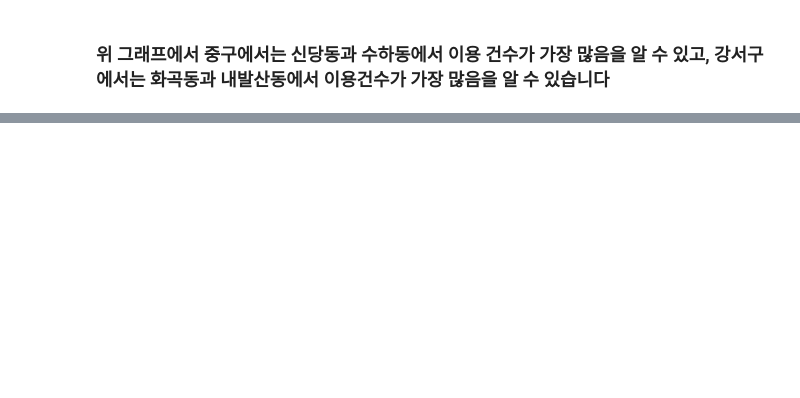
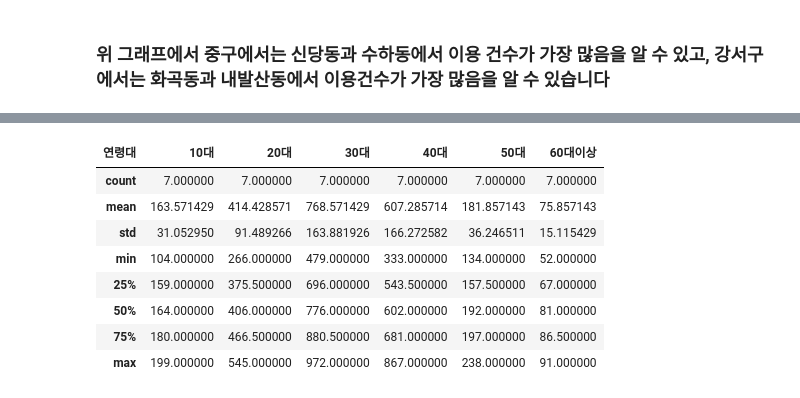
Before and after one commit to winnint77/small-project, a Jupyter notebook: 치킨집 배달과 중국집 배달의 지역별 상관관계.ipynb, the cells around one changed output, grey strips where cells are left out. Cells and saved outputs as stored; diff of their text form; code cells hidden in the pictures; blank space fills up the shorter version.

```diff
--- a/치킨집 배달과 중국집 배달의 지역별 상관관계.ipynb
+++ b/치킨집 배달과 중국집 배달의 지역별 상관관계.ipynb
@@ -267,0 +289,12 @@ plt.show()
+# %%
+df11.describe()
+# %% [output]
+| 연령대 | 10대 | 20대 | 30대 | 40대 | 50대 | 60대이상 |
+| count | 7.000000 | 7.000000 | 7.000000 | 7.000000 | 7.000000 | 7.000000 |
+| mean | 163.571429 | 414.428571 | 768.571429 | 607.285714 | 181.857143 | 75.857143 |
+| std | 31.052950 | 91.489266 | 163.881926 | 166.272582 | 36.246511 | 15.115429 |
+| min | 104.000000 | 266.000000 | 479.000000 | 333.000000 | 134.000000 | 52.000000 |
+| 25% | 159.000000 | 375.500000 | 696.000000 | 543.500000 | 157.500000 | 67.000000 |
+| 50% | 164.000000 | 406.000000 | 776.000000 | 602.000000 | 192.000000 | 81.000000 |
+| 75% | 180.000000 | 466.500000 | 880.500000 | 681.000000 | 197.000000 | 86.500000 |
+| max | 199.000000 | 545.000000 | 972.000000 | 867.000000 | 238.000000 | 91.000000 |
```
Also changed, not shown: parts of 10 cells of this notebook.
